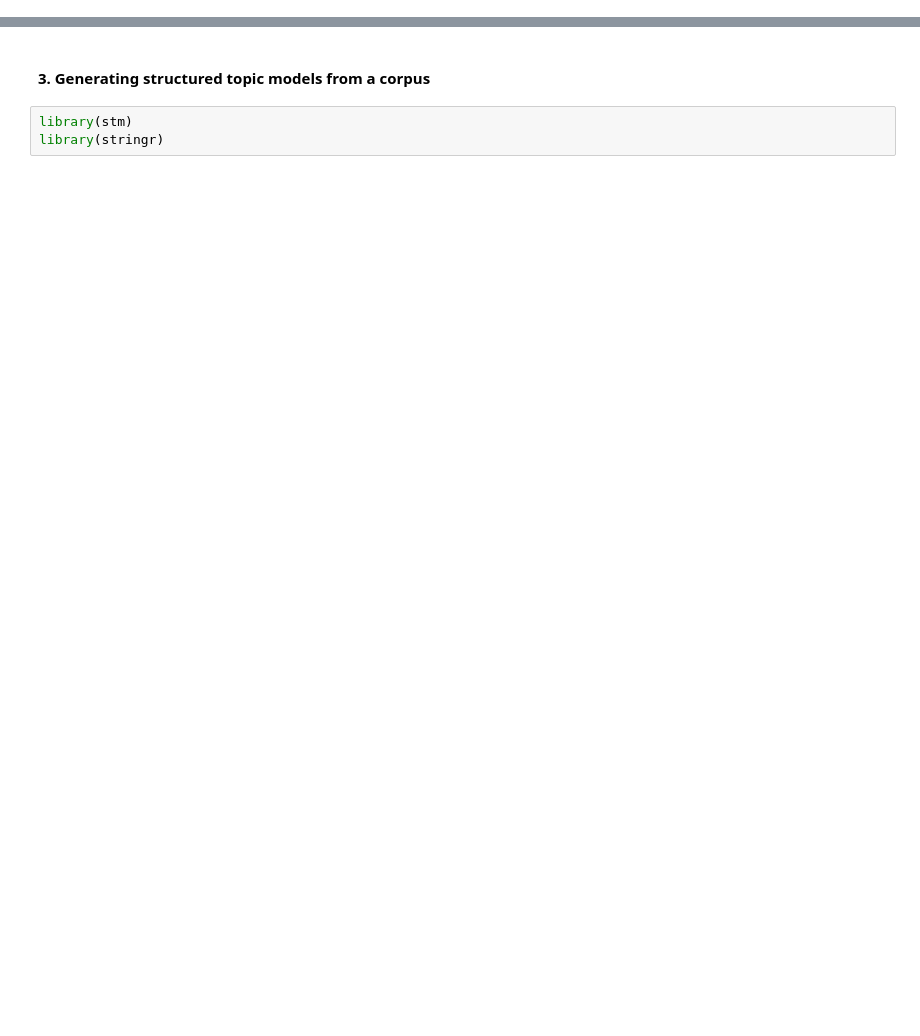
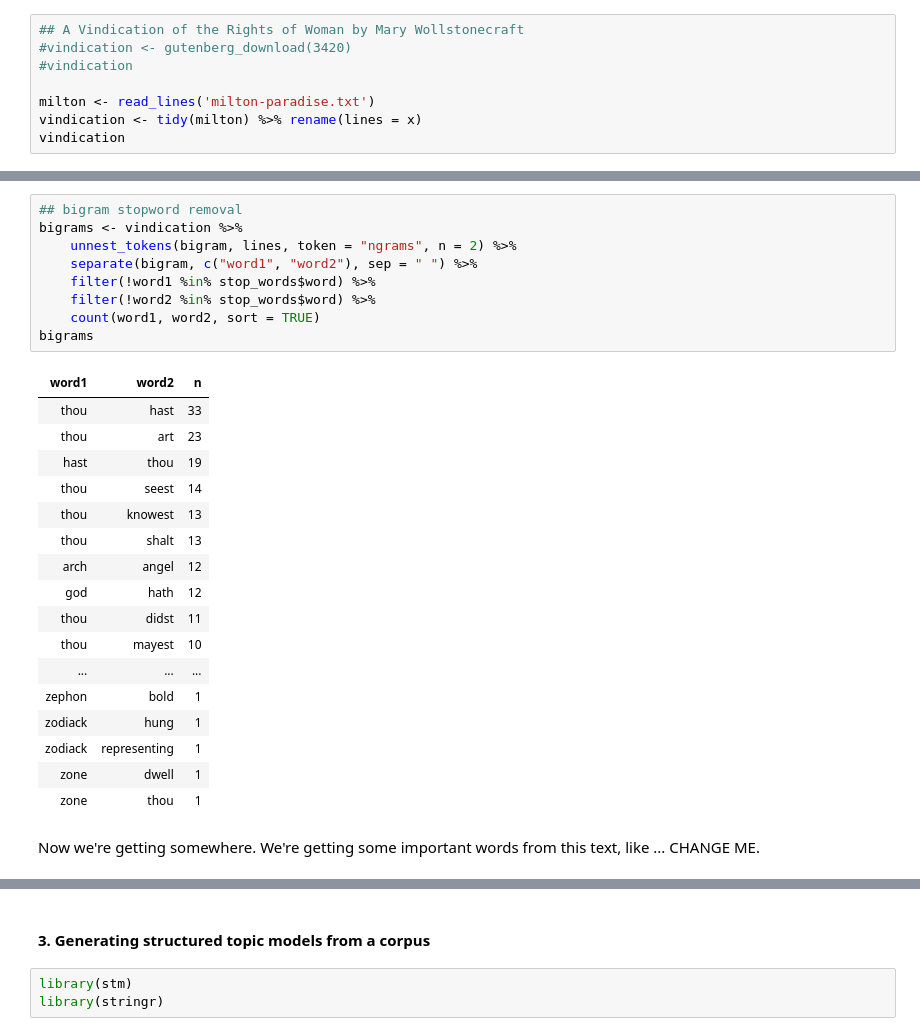
Before and after one commit to alexhanna/unm-text-as-data, a Jupyter notebook: Introduction to Text as Data.ipynb, the cells around one changed output, grey strips where cells are left out. Drawn from its saved outputs; the diff is of its cells as text; blank space fills up the shorter version.

```diff
--- a/Introduction to Text as Data.ipynb
+++ b/Introduction to Text as Data.ipynb
@@ -69,0 +49,8 @@ lag():    dplyr, stats
+# %%
+## A Vindication of the Rights of Woman by Mary Wollstonecraft
+#vindication <- gutenberg_download(3420)
+#vindication
+
+milton <- read_lines('milton-paradise.txt')
+vindication <- tidy(milton) %>% rename(lines = x)
+vindication
@@ -69,0 +176,29 @@ lag():    dplyr, stats
+# %%
+## bigram stopword removal
+bigrams <- vindication %>%
+    unnest_tokens(bigram, lines, token = "ngrams", n = 2) %>%
+    separate(bigram, c("word1", "word2"), sep = " ") %>%
+    filter(!word1 %in% stop_words$word) %>%
+    filter(!word2 %in% stop_words$word) %>%
+    count(word1, word2, sort = TRUE)
+bigrams
+# %% [output]
+| word1 | word2 | n |
+| thou | hast | 33 |
+| thou | art | 23 |
+| hast | thou | 19 |
+| thou | seest | 14 |
+| thou | knowest | 13 |
+| thou | shalt | 13 |
+| arch | angel | 12 |
+| god | hath | 12 |
+| thou | didst | 11 |
+| thou | mayest | 10 |
+| ... | ... | ... |
+| zephon | bold | 1 |
+| zodiack | hung | 1 |
+| zodiack | representing | 1 |
+| zone | dwell | 1 |
+| zone | thou | 1 |
+# %% [markdown]
+Now we're getting somewhere. We're getting some important words from this text, like ... CHANGE ME.
```
Also changed, not shown: parts of 39 cells of this notebook, 1 other file.
